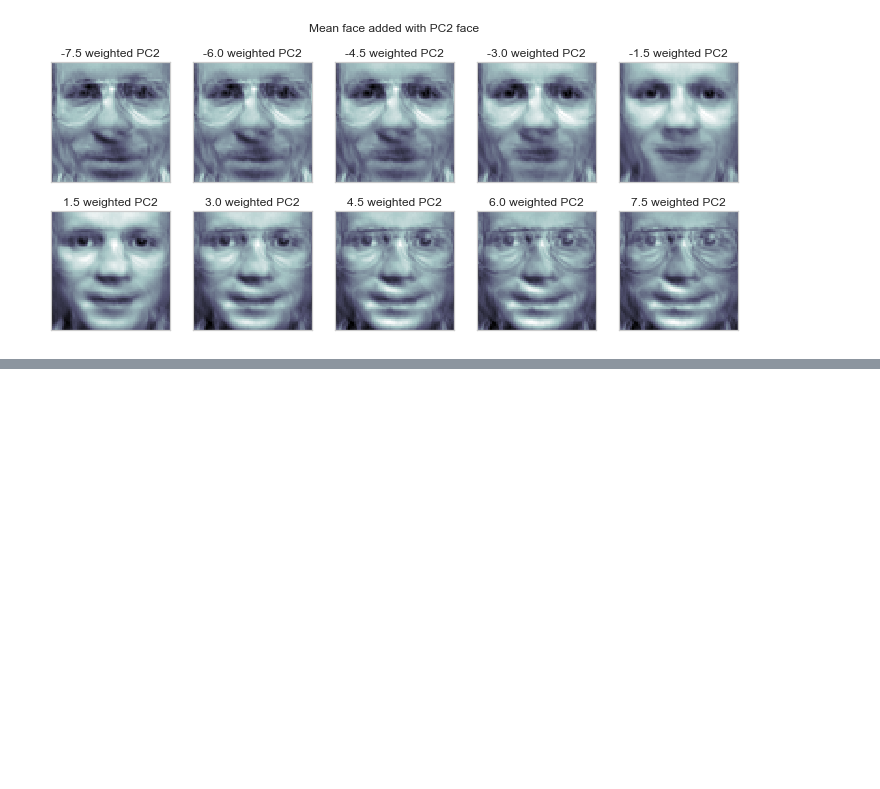
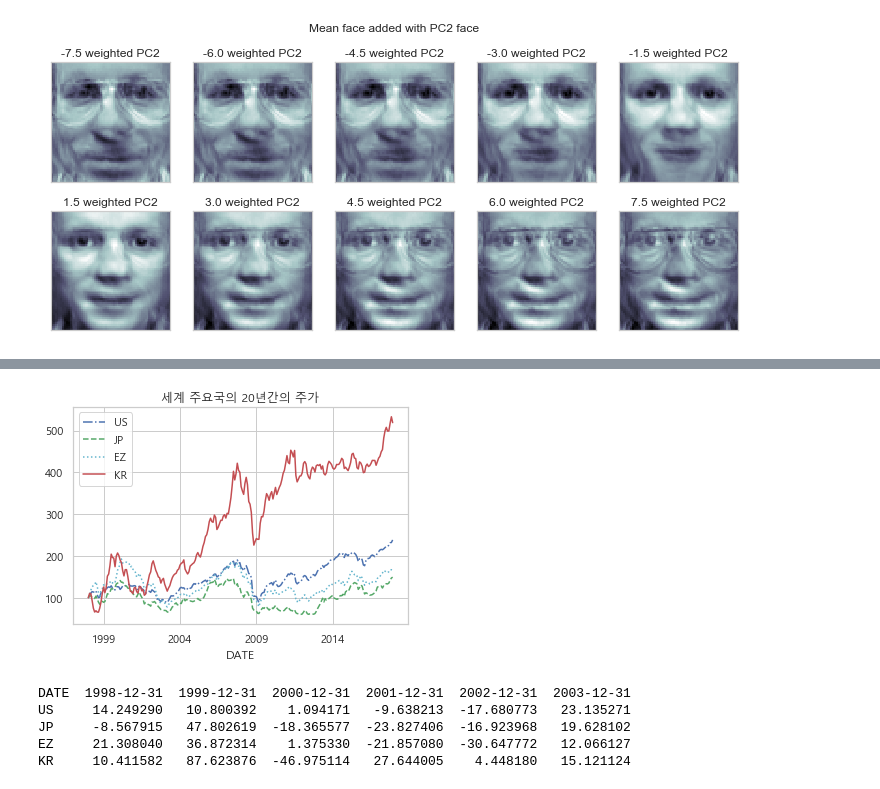
Before and after one commit to h33sun/TIL, a Jupyter notebook: math/20200128_PCA 실습.ipynb, the cells around one changed output, grey strips where cells are left out. Cells and saved outputs as stored; diff of their text form; code cells hidden in the pictures; blank space fills up the shorter version.

```diff
--- a/math/20200128_PCA 실습.ipynb
+++ b/math/20200128_PCA 실습.ipynb
@@ -326,0 +380,17 @@ make_face_with_pc2(face_mean,face_p2)
+# %%
+#좀그려봐라
+styles = ["b-.", "g--", "c:", "r-"]
+data.plot(style=styles)
+plt.title("세계 주요국의 20년간의 주가")
+plt.show()
+# %% [output]
+[figure, added]
+# %%
+df = ((data.pct_change() + 1).resample("A").prod() - 1).T*100
+print(df.iloc[:,:6])
+# %% [output]
+DATE  1998-12-31  1999-12-31  2000-12-31  2001-12-31  2002-12-31  2003-12-31
+US     14.249290   10.800392    1.094171   -9.638213  -17.680773   23.135271
+JP     -8.567915   47.802619  -18.365577  -23.827406  -16.923968   19.628102
+EZ     21.308040   36.872314    1.375330  -21.857080  -30.647772   12.066127
+KR     10.411582   87.623876  -46.975114   27.644005    4.448180   15.121124
```
Also changed, not shown: parts of 25 cells of this notebook, 1 other file.
